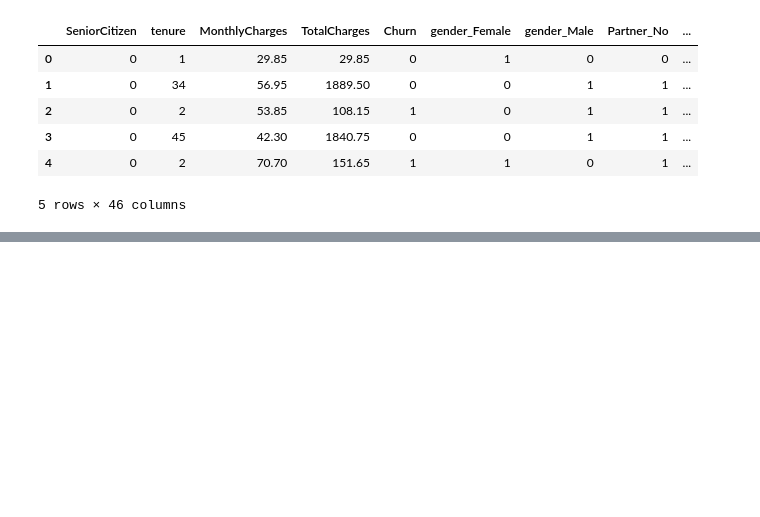
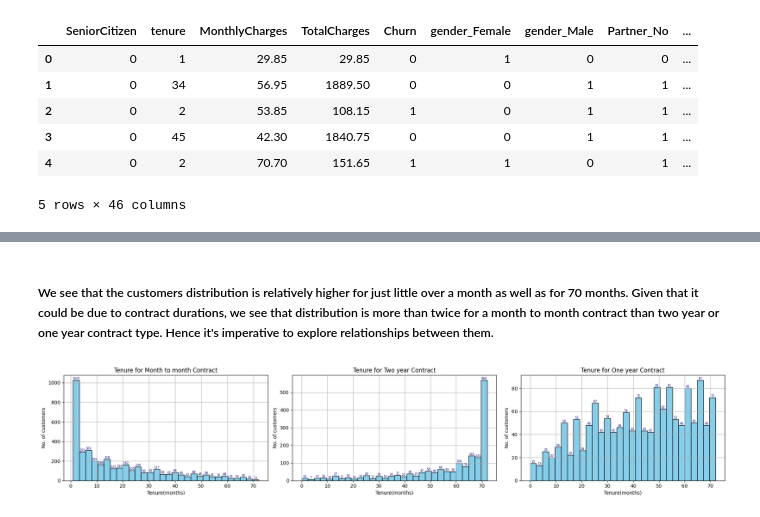
Before and after one commit to shanky474/pfizer_case_study_customer_churn, a Jupyter notebook: Customer_Churn_EDA.ipynb, the cells around one changed output, grey strips where cells are left out. Drawn from its saved outputs; the diff is of its cells as text; code cells hidden in the pictures; blank space fills up the shorter version.

```diff
--- a/Customer_Churn_EDA.ipynb
+++ b/Customer_Churn_EDA.ipynb
@@ -167,0 +195,35 @@ df_fine_tune_encoded.corr()['Churn'].sort_values(ascending = False).plot(kind='b
+# %% [markdown]
+##### We see that the customers distribution is relatively higher for just little over a month as well as for 70 months. Given that it could be due to contract durations, we see that distribution is more than twice for a month to month contract than two year or one year contract type. Hence it's imperative to explore relationships between them.
+# %%
+fig, (ax1, ax2, ax3) = plt.subplots(1, 3, figsize=(20, 4))
+
+# Plot Customer Tenure distribution for month to month Contract
+counts, bins, bars= ax1.hist(df_fine_tune[df_fine_tune['Contract']=='Month-to-month']['tenure'], bins=30, color='skyblue', edgecolor='black')
+ax1.bar_label(bars, fontsize=6, color='navy')
+ax1.set_xlabel('Tenure(months)')
+ax1.set_ylabel('No. of customers')
+ax1.set_title('Tenure for Month to month Contract')
+ax1.grid(True)
+
+# Plot Customer Tenure distribution for Two Year Contract
+counts, bins, bars= ax2.hist(df_fine_tune[df_fine_tune['Contract']=='Two year']['tenure'], bins=30, color='skyblue', edgecolor='black')
+ax2.bar_label(bars, fontsize=6, color='navy')
+ax2.set_xlabel('Tenure(months)')
+ax2.set_ylabel('No. of customers')
+ax2.set_title('Tenure for Two year Contract')
+ax2.grid(True)
+
+# Plot Customer Tenure distribution for One Year Contract
+counts, bins, bars= ax3.hist(df_fine_tune[df_fine_tune['Contract']=='One year']['tenure'], bins=30, color='skyblue', edgecolor='black')
+ax3.bar_label(bars, fontsize=6, color='navy')
+ax3.set_xlabel('Tenure(months)')
+ax3.set_ylabel('No. of customers')
+ax3.set_title('Tenure for One year Contract')
+ax3.grid(True)
+
+
+
+plt.tight_layout() # Adjust subplot params for tight layout
+plt.show()
+# %% [output]
+[figure, added]
```
Also changed, not shown: parts of 8 cells of this notebook.
